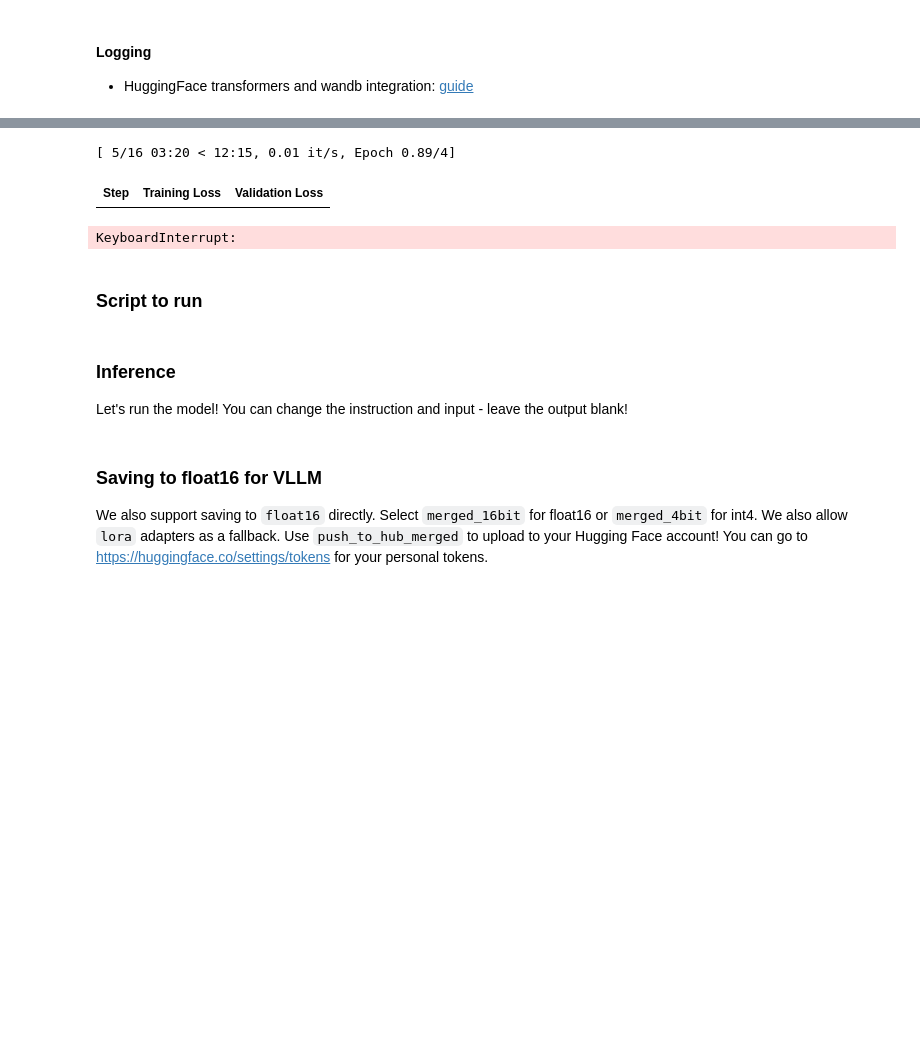
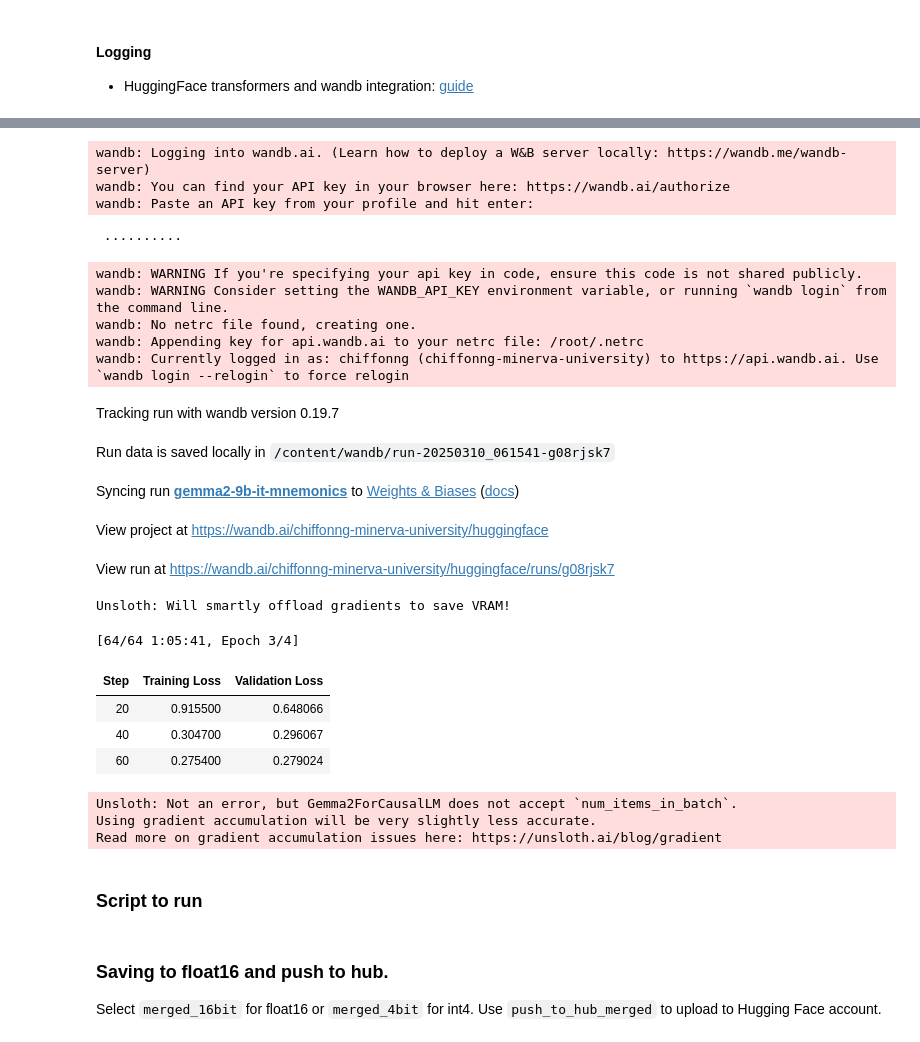
Before and after one commit to chiffonng/mnemonic-gen, a Jupyter notebook: notebooks/sft.ipynb, the cells around one changed output, grey strips where cells are left out. Saved outputs shown, nothing was run; the diff lists cells and outputs as text; code cells hidden in the pictures; blank space fills up the shorter version.

```diff
--- a/notebooks/sft.ipynb
+++ b/notebooks/sft.ipynb
@@ -106,7 +109,12 @@ Login to HF hub successfully!
 from datasets import load_dataset
 
 mnemonic_prompt = """
-Below is an English term. Your task is to generate a imageable (elicit strong mental image) and memorable mnemonic to help remember its meaning.
+You are an expert English teacher and mnemonic creator. Your task is to generate creative, effective mnemonic devices that help students learn English vocabulary, covering both the meaning and the correct spelling of each term. For each target term, produce one or more mnemonic devices along with a relevant explanation of your reasoning. Follow these guidelines:
+
+- Use the target term correctly in context. Ensure the mnemonic is original, error-free, and appropriate for learners of all ages and cultural backgrounds.
+- If the term has multiple spellings (e.g., British vs. American) or meanings, ask for clarification. If the term is commonly misspelled, include a mnemonic to prevent the error.
+- Provide clear reasoning for each mnemonic, and explain how it connects to the target term. Focus on linguistic features such as morphemes (prefix, root, suffix), sememes, phonology, etymology, keyword associations, or contextual clues. Avoid arbitrary reasoning, circular reasoning (using the target term to learn it), and acronyms.
+- Keep both the mnemonic and its explanation clear, simple, and easy to recall.
 
 ### Term:
 {}
@@ -129,15 +137,18 @@ def formatting_prompts_func(examples):
         "text": texts,
     }
 
-
 # Load and process the dataset
 dataset = load_dataset(
     "chiffonng/en-vocab-mnemonics",
-    split={"train": "train", "test": "test"},
+    split={"train": "train", "val": "val"},
 ).map(formatting_prompts_func, batched=True)
 
+test_dataset = load_dataset(
+    "chiffonng/en-vocab-mnemonics-test", split="test"
+)
+
 train_dataset = dataset["train"]
-eval_dataset = dataset["test"]
+validation_dataset = dataset["val"]
 # %% [markdown]
 <a name="Train"></a>
 
@@ -233,8 +208,13 @@ from transformers import EarlyStoppingCallback, TrainingArguments
 from trl import SFTTrainer
 from unsloth import is_bfloat16_supported
 
+import wandb
 
 def train_func():
+
+    wandb.login(key=WB_API_KEY)
+    wandb.init(project="gemma2-it-en-mnemonics-basic")
+
     callbacks = [EarlyStoppingCallback(early_stopping_patience=3)]
 
     train_args = TrainingArguments(
@@ -248,29 +228,33 @@ def train_func():
         bf16=is_bfloat16_supported(),
         optim="adamw_8bit",
         weight_decay=0.01,
-        lr_scheduler_type="cosine_with_restarts",  # Cosine Annealing with Restarts
+        lr_scheduler_type="cosine_with_restarts", # Cosine Annealing with Restarts
         seed=3407,
+
         # Save strategy
         output_dir="./outputs",
         save_strategy="steps",
-        save_steps=20,
+        save_steps=10,
         load_best_model_at_end=True,
         save_total_limit=5,
+
         # Eval strategy
         metric_for_best_model="eval_loss",
         eval_strategy="steps",  # Enable evaluation during training
-        eval_steps=20,  # Evaluate every 20 steps
+        eval_steps=10,  # Evaluate every 10 steps
+
         # Logging
         logging_steps=10,
-        report_to=REPORT_SERVICE,
+        report_to="wandb",
     )
 
     trainer = SFTTrainer(
         model=model,
         tokenizer=tokenizer,
         train_dataset=train_dataset,
-        eval_dataset=eval_dataset,
+        eval_dataset=validation_dataset,
         dataset_text_field="text",
+
         max_seq_length=max_seq_length,
         dataset_num_proc=2,
         packing=True,
@@ -278,10 +262,9 @@ def train_func():
         callbacks=callbacks,
     )
 
-    trainer_stats = trainer.train(
-        # resume_from_checkpoint=True
-    )
+    trainer_stats = trainer.train()
+    wandb.finish()
+    return trainer_stats
 
-
-train_func()
+trainer_stats = train_func()
 # %% [output]
@@ -295,6 +278,26 @@ wandb: WARNING The `run_name` is currently set to the same value as `TrainingArg
-[ 5/16 03:20 < 12:15, 0.01 it/s, Epoch 0.89/4]
+wandb: Logging into wandb.ai. (Learn how to deploy a W&B server locally: https://wandb.me/wandb-server)
+wandb: You can find your API key in your browser here: https://wandb.ai/authorize
+wandb: Paste an API key from your profile and hit enter:
+ ··········
+wandb: WARNING If you're specifying your api key in code, ensure this code is not shared publicly.
+wandb: WARNING Consider setting the WANDB_API_KEY environment variable, or running `wandb login` from the command line.
+wandb: No netrc file found, creating one.
+wandb: Appending key for api.wandb.ai to your netrc file: /root/.netrc
+wandb: Currently logged in as: chiffonng (chiffonng-minerva-university) to https://api.wandb.ai. Use `wandb login --relogin` to force relogin
+Tracking run with wandb version 0.19.7
+Run data is saved locally in /content/wandb/run-20250310_061541-g08rjsk7
+Syncing run gemma2-9b-it-mnemonics to Weights & Biases (docs)
+View project at https://wandb.ai/chiffonng-minerva-university/huggingface
+View run at https://wandb.ai/chiffonng-minerva-university/huggingface/runs/g08rjsk7
+Unsloth: Will smartly offload gradients to save VRAM!
+[64/64 1:05:41, Epoch 3/4]
 | Step | Training Loss | Validation Loss |
+| 20 | 0.915500 | 0.648066 |
+| 40 | 0.304700 | 0.296067 |
+| 60 | 0.275400 | 0.279024 |
-KeyboardInterrupt:
+Unsloth: Not an error, but Gemma2ForCausalLM does not accept `num_items_in_batch`.
+Using gradient accumulation will be very slightly less accurate.
+Read more on gradient accumulation issues here: https://unsloth.ai/blog/gradient
 # %% [markdown]
 ### Script to run
 # %%
@@ -311,9 +314,3 @@ print(f"Peak reserved memory = {used_memory} GB.")
 print(f"Peak reserved memory for training = {used_memory_for_lora} GB.")
 print(f"Peak reserved memory % of max memory = {used_percentage} %.")
 print(f"Peak reserved memory for training % of max memory = {lora_percentage} %.")
-# %% [markdown]
-<a name="Inference"></a>
-
-### Inference
-
-Let's run the model! You can change the instruction and input - leave the output blank!
@@ -336,5 +317,5 @@ _ = model.generate(**inputs, streamer=text_streamer, max_new_tokens=128, use_cac
 # %% [markdown]
-### Saving to float16 for VLLM
+### Saving to float16 and push to hub.
 
-We also support saving to `float16` directly. Select `merged_16bit` for float16 or `merged_4bit` for int4. We also allow `lora` adapters as a fallback. Use `push_to_hub_merged` to upload to your Hugging Face account! You can go to https://huggingface.co/settings/tokens for your personal tokens.
+Select `merged_16bit` for float16 or `merged_4bit` for int4. Use `push_to_hub_merged` to upload to Hugging Face account.
 # %%
```
Also changed, not shown: parts of 15 cells of this notebook.
